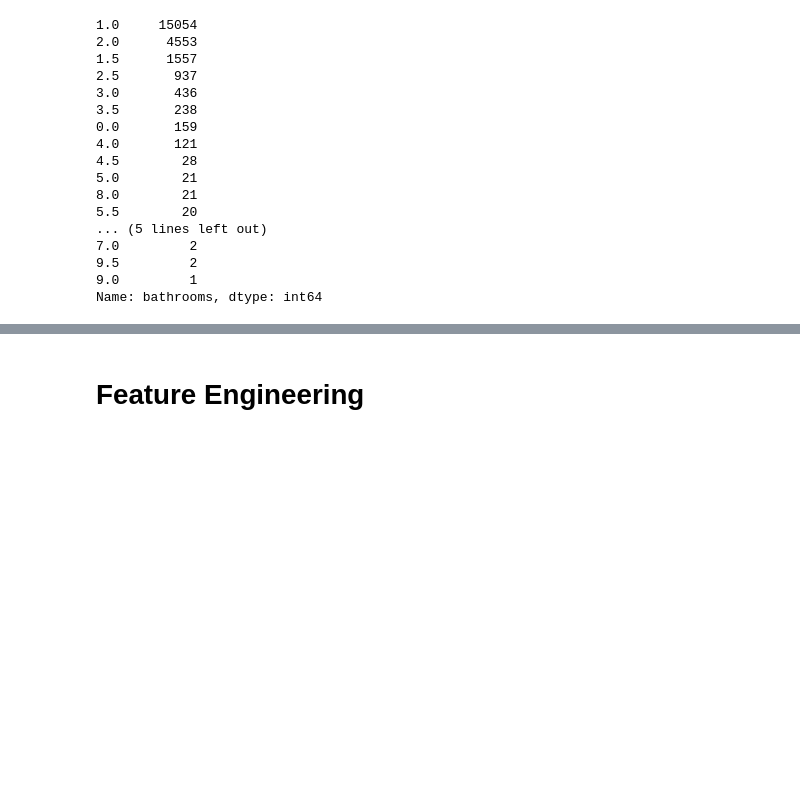
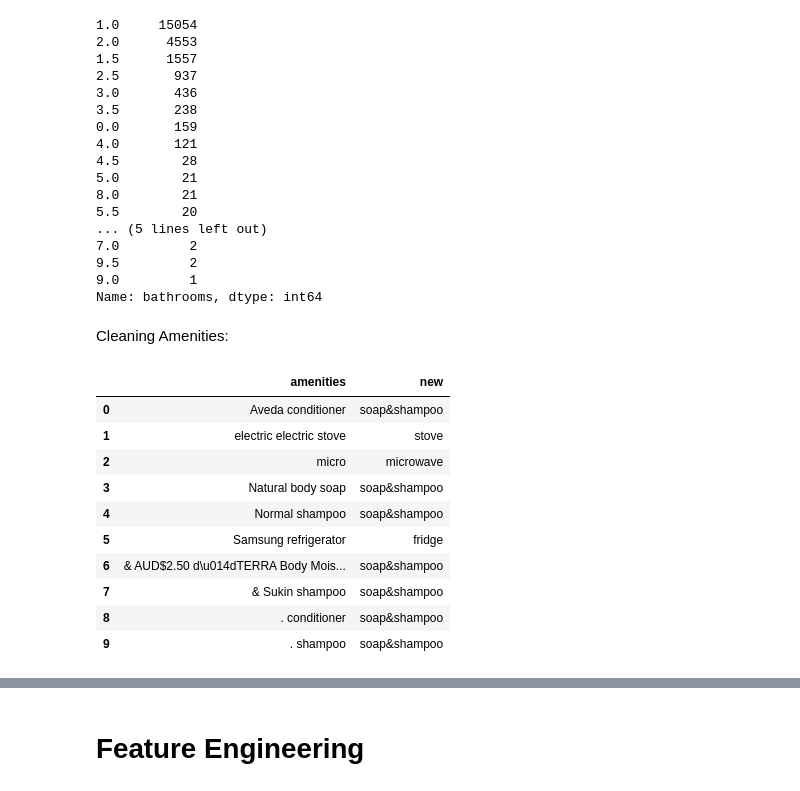
Before and after one commit to szilvasipeter2000/Data-Analysis-3, a Jupyter notebook: assignment-2/assignment2-working.ipynb, the cells around one changed output, grey strips where cells are left out. Cells and saved outputs as stored; diff of their text form; code cells hidden in the pictures; blank space fills up the shorter version.

```diff
--- a/assignment-2/assignment2-working.ipynb
+++ b/assignment-2/assignment2-working.ipynb
@@ -173,6 +173,8 @@ listings["bathrooms"].value_counts(dropna=False)
 9.5         2
 9.0         1
 Name: bathrooms, dtype: int64
+# %% [markdown]
+Cleaning Amenities:
 # %%
 # This block is responsible for exporting a CSV file with unique amenities, so I can group them into categories  in Excel and create dummies for them later
 
@@ -215,0 +194,14 @@ listings = listings.drop(columns=['amenities', 'new_amenities'])
+# %%
+amenities_mapping.head(10)
+# %% [output]
+|  | amenities | new |
+| 0 | Aveda conditioner | soap&shampoo |
+| 1 | electric electric stove | stove |
+| 2 | micro | microwave |
+| 3 | Natural body soap | soap&shampoo |
+| 4 | Normal shampoo | soap&shampoo |
+| 5 | Samsung refrigerator | fridge |
+| 6 | & AUD$2.50 d\u014dTERRA Body Mois... | soap&shampoo |
+| 7 | & Sukin shampoo | soap&shampoo |
+| 8 | . conditioner | soap&shampoo |
+| 9 | . shampoo | soap&shampoo |
```
Also changed, not shown: parts of 17 cells of this notebook, 1 other file.
